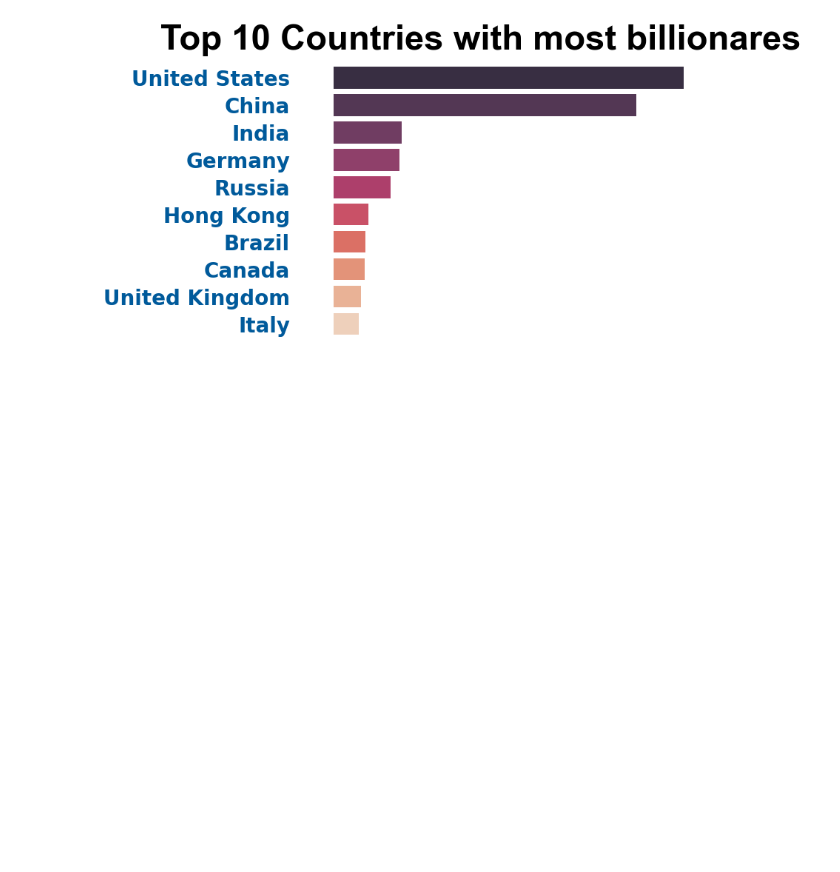
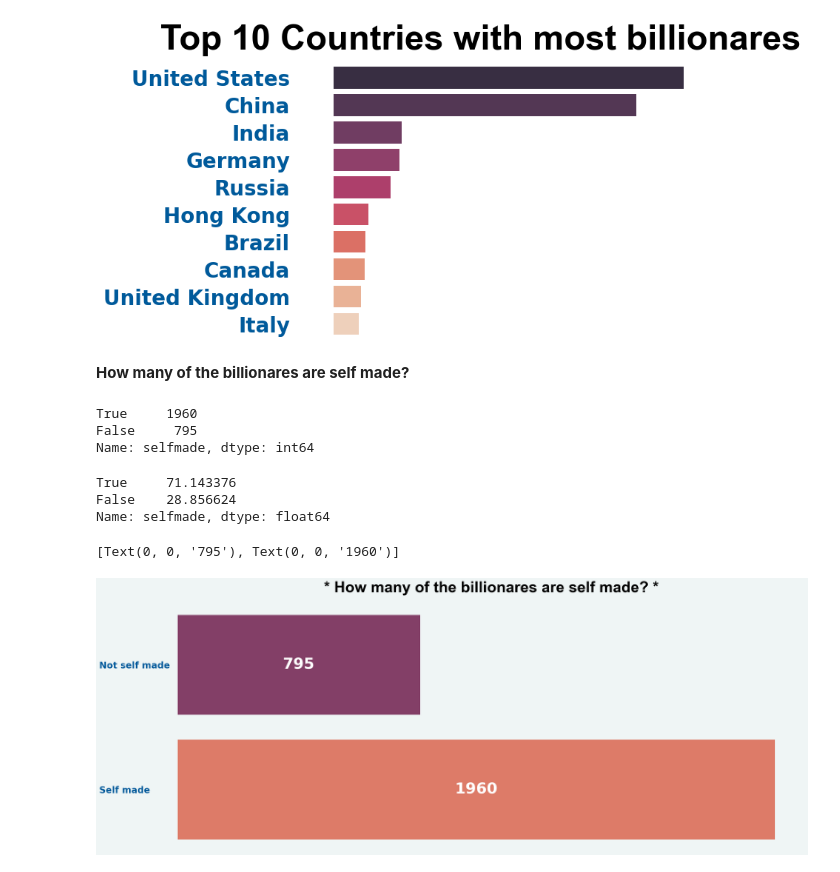
Before and after one commit to Bydyniek6/Forbes_Billionaires_Analysis, a Jupyter notebook: Billionaires.ipynb, the cells around one changed output. Drawn from its saved outputs; the diff is of its cells as text; code cells hidden in the pictures; blank space fills up the shorter version.

Commit message:
self made

```diff
--- a/Billionaires.ipynb
+++ b/Billionaires.ipynb
@@ -146,3 +146,35 @@ plt.xticks([])
 plt.tick_params(left=False)
 # %% [output]
 [figure]
+# %% [markdown]
+**How many of the billionares are self made?**
+# %%
+df2.selfmade.value_counts(dropna=False)
+# %% [output]
+True     1960
+False     795
+Name: selfmade, dtype: int64
+# %%
+df2.selfmade.value_counts(dropna=False, normalize=True).mul(100)
+# %% [output]
+True     71.143376
+False    28.856624
+Name: selfmade, dtype: float64
+# %%
+fig, ax = plt.subplots(figsize=(25, 10), facecolor='#EFF5F5')
+
+sns.countplot(data=df2, y='selfmade', orient='h', palette='rocket', alpha=0.9)
+sns.despine(left=True, bottom=True)
+
+plt.title('* How many of the billionares are self made? *', size=34, weight="bold", family = "Arial", y=1.03)
+plt.ylabel("")
+plt.xlabel("")
+plt.yticks([False, True],['Not self made', 'Self made'],size=20, weight="bold", color="#005a9b", ha='left', x=-0.12)
+plt.xticks([])
+plt.tick_params(left=False)
+
+ax.set_facecolor('#EFF5F5')
+ax.bar_label(container=ax.containers[0],size=34,weight="bold",color='white',label_type='center')
+# %% [output]
+[Text(0, 0, '795'), Text(0, 0, '1960')]
+[figure, added]
```
Also changed, not shown: parts of 1 cell of this notebook, 1 other file.
